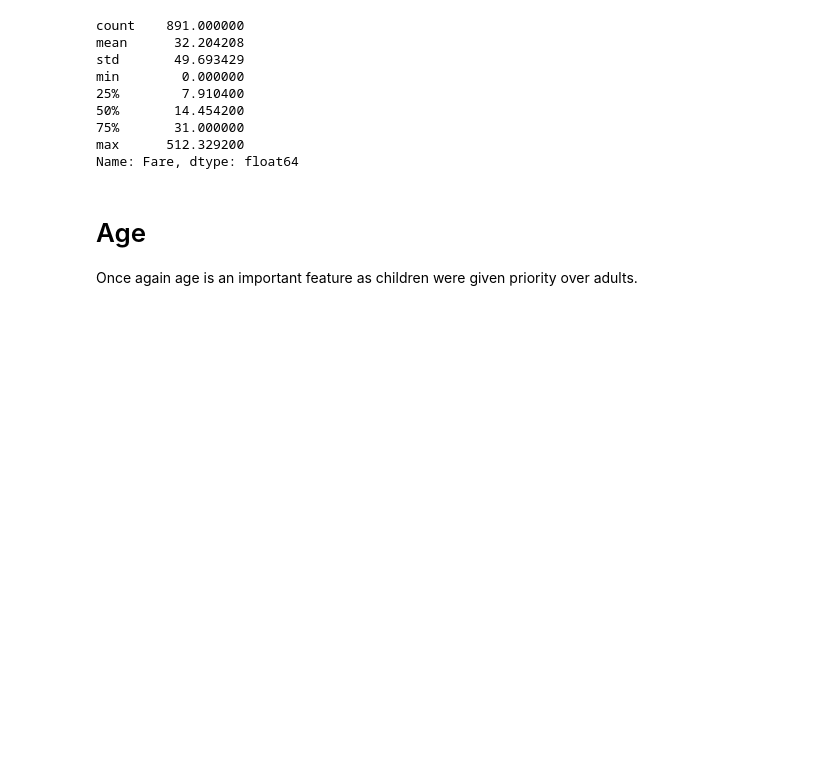
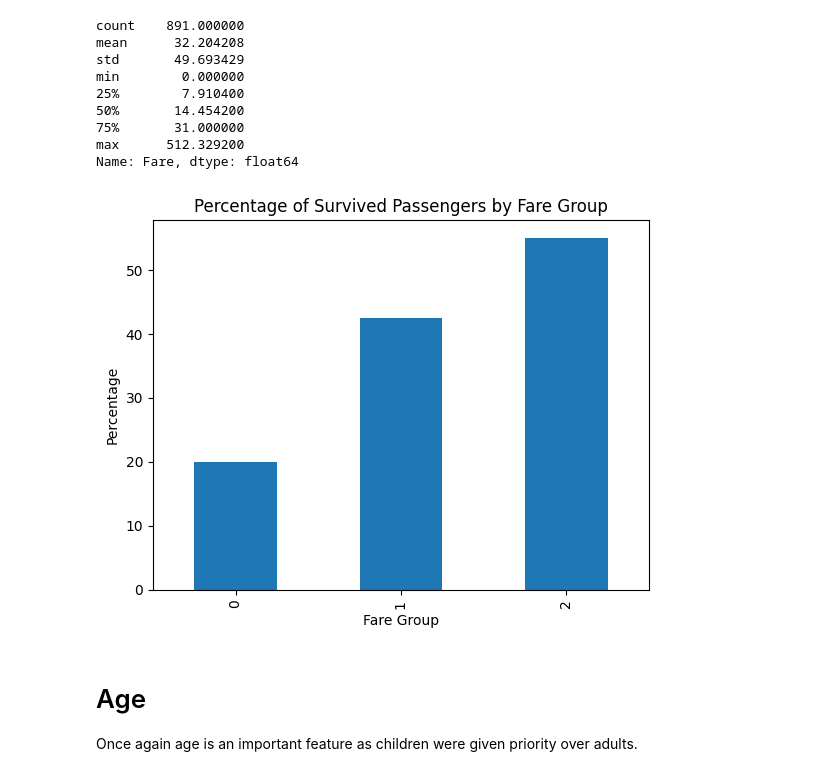
Before and after one commit to Noah4575/titanic, a Jupyter notebook: titanic.ipynb, the cells around one changed output. Saved outputs shown, nothing was run; the diff lists cells and outputs as text; code cells hidden in the pictures; blank space fills up the shorter version.

```diff
--- a/titanic.ipynb
+++ b/titanic.ipynb
@@ -100,14 +100,30 @@ max      512.329200
 Name: Fare, dtype: float64
 # %%
 #Filling the empty Fare values based on the median value as there's only 1 missing value in the test set
+combined = pd.concat([train, test], ignore_index=True)
 
-def fill_fare(data):
-    data['Fare'] = data.groupby(['Title','Pclass'])['Fare'].transform(lambda x: x.fillna(x.median())).astype(int)
-    data['Fare'] = pd.qcut(data['Fare'],4).cat.codes
+def fill_fare(data,combined):
+    data['Fare'] = data['Fare'].fillna(combined.groupby(['Title','Pclass'])['Fare'].transform('median')).astype(int)
+    data['Fare'] = pd.qcut(data['Fare'],3).cat.codes
     return data
 
-train = fill_fare(train)
-test = fill_fare(test)
+train = fill_fare(train,combined)
+test = fill_fare(test,combined)
+# %%
+# Group by Fare groups and calculate the count of survived passengers
+survived_counts = train[train['Survived'] == 1].groupby('Fare')['Fare'].count()
+# Group by Fare groups and calculate the total number of passengers
+total_counts = train.groupby('Fare')['Fare'].count()
+# Calculate the percentage of survived passengers for each age group
+survived_percentage = (survived_counts / total_counts) * 100
+
+# Plot the results
+survived_percentage.plot(kind='bar', title='Percentage of Survived Passengers by Fare Group')
+plt.xlabel('Fare Group')
+plt.ylabel('Percentage')
+plt.show()
+# %% [output]
+[figure, added]
 # %% [markdown]
 # Age
 
```
Also changed, not shown: parts of 16 cells of this notebook.
